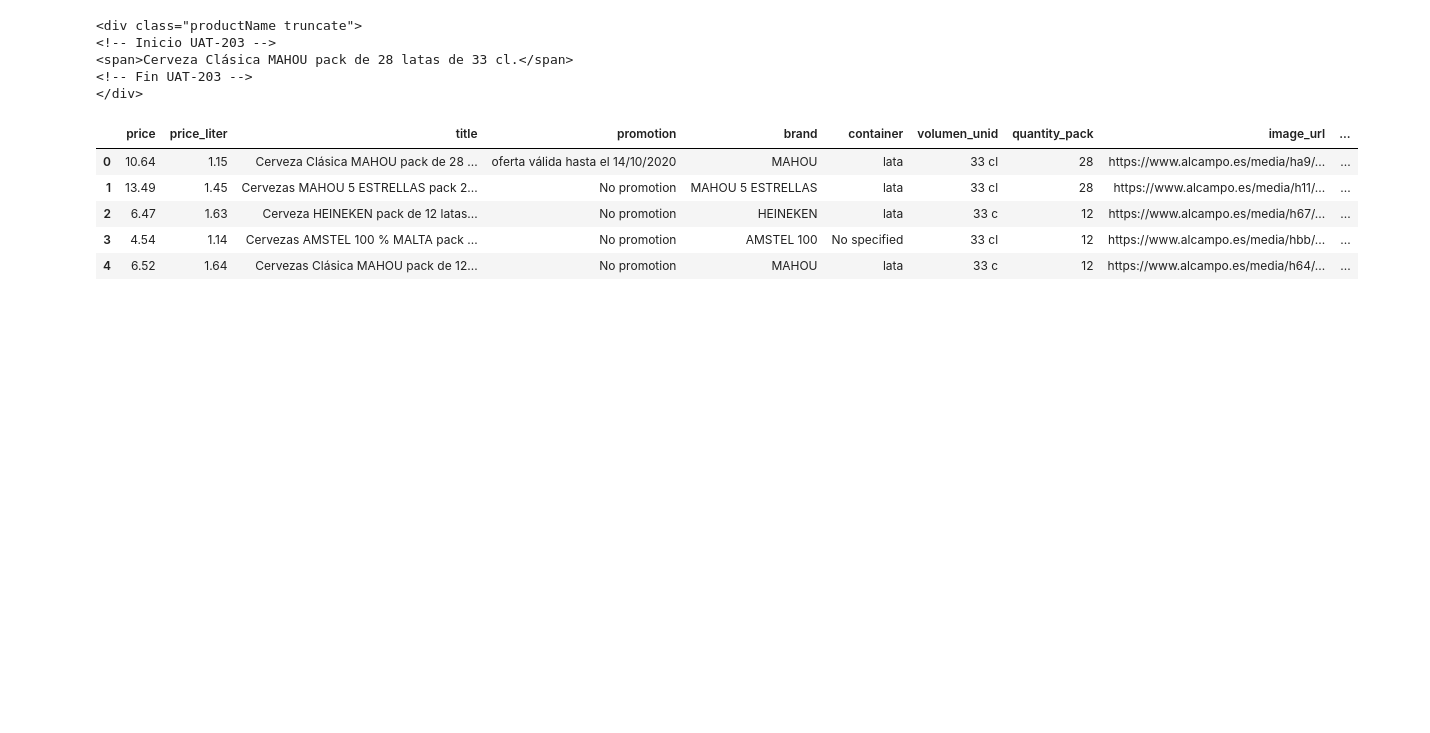
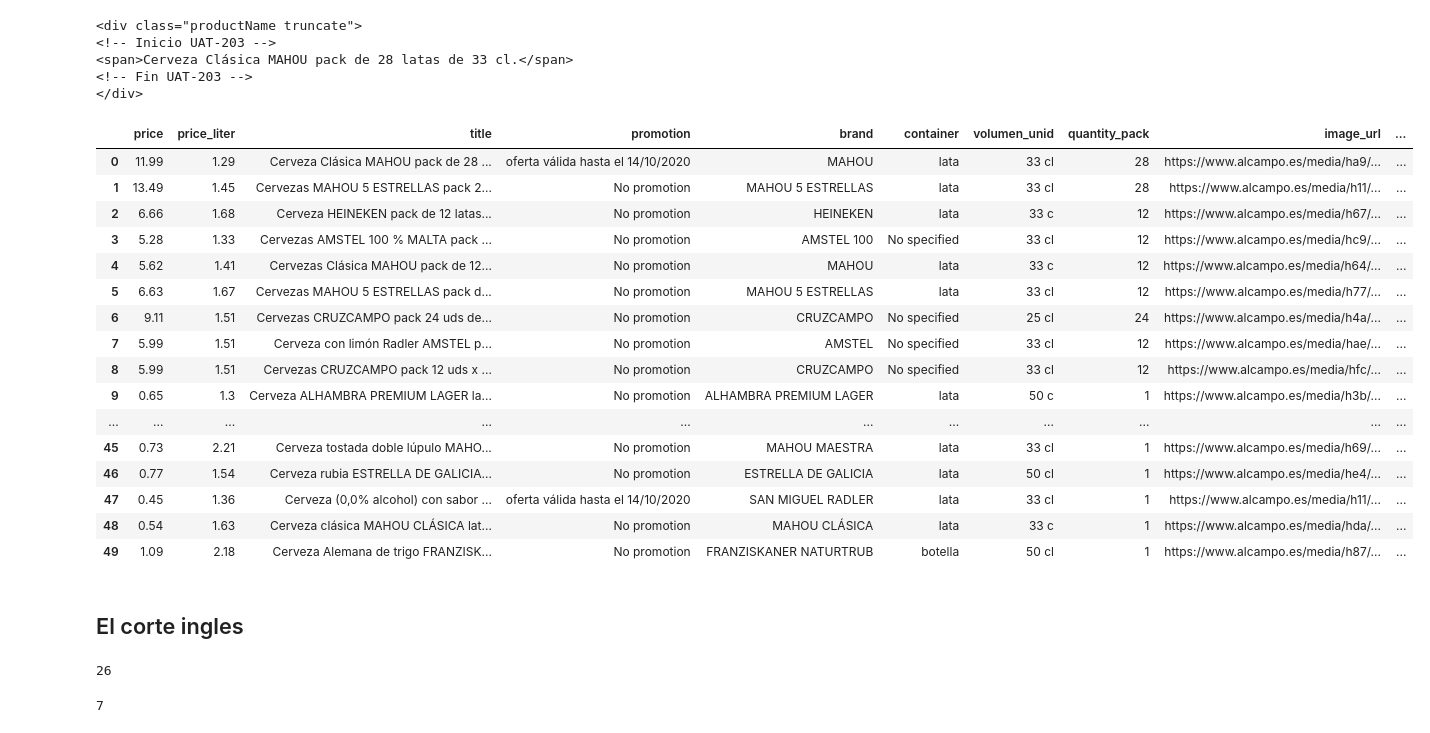
Before and after one commit to ivancompany92/Birras_Pipol_House, a Jupyter notebook: notebooks/pruebas.ipynb, the cells around one changed output. Saved outputs shown, nothing was run; the diff lists cells and outputs as text; code cells hidden in the pictures; blank space fills up the shorter version.

Commit message:
Dia and Corte ingles, done

```diff
--- a/notebooks/pruebas.ipynb
+++ b/notebooks/pruebas.ipynb
@@ -6,11 +6,11 @@ import requests
 from bs4 import BeautifulSoup
 import re
 from fake_useragent import UserAgent
+# %%
+ua = UserAgent()
+header = {"User-Agent": "Mozilla/5.0 (X11; CrOS x86_64 12871.102.0) AppleWebKit/537.36 (KHTML, like Gecko) Chrome/81.0.4044.141 Safari/537.36"}
 # %% [markdown]
 #### carrefour
-# %%
-ua = UserAgent()
-header = {'User-Agent': 'Mozilla/5.0 (Windows NT 6.3; WOW64) AppleWebKit/537.36 (KHTML, like Gecko) Chrome/41.0.2226.0 Safari/537.36'}
 # %%
 list_pages_carrefour = list(range(0,336,24))
 table_pages_carrefour=[]
@@ -242,11 +253,11 @@ def get_brand_alcampo(data_text):
 #volumen alcampo
 def get_volumen_unid_alcampo(data_text):
     volumen_raw = data_text.text
-    volumen = re.findall('[0-9]+ cl',volumen_raw)
+    volumen = re.findall('[0-9.,]+ cl',volumen_raw)
     if len(volumen)!=0:
         return volumen[0]
     else:
-        volumen_l = re.findall('[0-9]+[ mcl]+',volumen_raw)
+        volumen_l = re.findall('[0-9.,]+[ mclL]+',volumen_raw)
         if len(volumen_l)==2:
             return volumen_l[1]
         else:
@@ -284,11 +295,24 @@ for beer_number in range(len(data_raw_alcampo)):
     else:
         data_beer_alcampo.iloc[beer_number,3] = 'No promotion'
 # %%
-data_beer_alcampo.head()
+data_beer_alcampo.head(50)
 # %% [output]
 |  | price | price_liter | title | promotion | brand | container | volumen_unid | quantity_pack | image_url | ... |
-| 0 | 10.64 | 1.15 | Cerveza Clásica MAHOU pack de 28 ... | oferta válida hasta el 14/10/2020 | MAHOU | lata | 33 cl | 28 | https://www.alcampo.es/media/ha9/... | ... |
+| 0 | 11.99 | 1.29 | Cerveza Clásica MAHOU pack de 28 ... | oferta válida hasta el 14/10/2020 | MAHOU | lata | 33 cl | 28 | https://www.alcampo.es/media/ha9/... | ... |
 | 1 | 13.49 | 1.45 | Cervezas MAHOU 5 ESTRELLAS pack 2... | No promotion | MAHOU 5 ESTRELLAS | lata | 33 cl | 28 | https://www.alcampo.es/media/h11/... | ... |
-| 2 | 6.47 | 1.63 | Cerveza HEINEKEN pack de 12 latas... | No promotion | HEINEKEN | lata | 33 c | 12 | https://www.alcampo.es/media/h67/... | ... |
-| 3 | 4.54 | 1.14 | Cervezas AMSTEL 100 % MALTA pack ... | No promotion | AMSTEL 100 | No specified | 33 cl | 12 | https://www.alcampo.es/media/hbb/... | ... |
-| 4 | 6.52 | 1.64 | Cervezas Clásica MAHOU pack de 12... | No promotion | MAHOU | lata | 33 c | 12 | https://www.alcampo.es/media/h64/... | ... |
+| 2 | 6.66 | 1.68 | Cerveza HEINEKEN pack de 12 latas... | No promotion | HEINEKEN | lata | 33 c | 12 | https://www.alcampo.es/media/h67/... | ... |
+| 3 | 5.28 | 1.33 | Cervezas AMSTEL 100 % MALTA pack ... | No promotion | AMSTEL 100 | No specified | 33 cl | 12 | https://www.alcampo.es/media/hc9/... | ... |
+| 4 | 5.62 | 1.41 | Cervezas Clásica MAHOU pack de 12... | No promotion | MAHOU | lata | 33 c | 12 | https://www.alcampo.es/media/h64/... | ... |
+| 5 | 6.63 | 1.67 | Cervezas MAHOU 5 ESTRELLAS pack d... | No promotion | MAHOU 5 ESTRELLAS | lata | 33 cl | 12 | https://www.alcampo.es/media/h77/... | ... |
+| 6 | 9.11 | 1.51 | Cervezas CRUZCAMPO pack 24 uds de... | No promotion | CRUZCAMPO | No specified | 25 cl | 24 | https://www.alcampo.es/media/h4a/... | ... |
+| 7 | 5.99 | 1.51 | Cerveza con limón Radler AMSTEL p... | No promotion | AMSTEL | No specified | 33 cl | 12 | https://www.alcampo.es/media/hae/... | ... |
+| 8 | 5.99 | 1.51 | Cervezas CRUZCAMPO pack 12 uds x ... | No promotion | CRUZCAMPO | No specified | 33 cl | 12 | https://www.alcampo.es/media/hfc/... | ... |
+| 9 | 0.65 | 1.3 | Cerveza ALHAMBRA PREMIUM LAGER la... | No promotion | ALHAMBRA PREMIUM LAGER | lata | 50 c | 1 | https://www.alcampo.es/media/h3b/... | ... |
+| ... | ... | ... | ... | ... | ... | ... | ... | ... | ... | ... |
+| 45 | 0.73 | 2.21 | Cerveza tostada doble lúpulo MAHO... | No promotion | MAHOU MAESTRA | lata | 33 cl | 1 | https://www.alcampo.es/media/h69/... | ... |
+| 46 | 0.77 | 1.54 | Cerveza rubia ESTRELLA DE GALICIA... | No promotion | ESTRELLA DE GALICIA | lata | 50 cl | 1 | https://www.alcampo.es/media/he4/... | ... |
+| 47 | 0.45 | 1.36 | Cerveza (0,0% alcohol) con sabor ... | oferta válida hasta el 14/10/2020 | SAN MIGUEL RADLER | lata | 33 cl | 1 | https://www.alcampo.es/media/h11/... | ... |
+| 48 | 0.54 | 1.63 | Cerveza clásica MAHOU CLÁSICA lat... | No promotion | MAHOU CLÁSICA | lata | 33 c | 1 | https://www.alcampo.es/media/hda/... | ... |
+| 49 | 1.09 | 2.18 | Cerveza Alemana de trigo FRANZISK... | No promotion | FRANZISKANER NATURTRUB | botella | 50 cl | 1 | https://www.alcampo.es/media/h87/... | ... |
+# %% [markdown]
+## El corte ingles
@@ -294,0 +328,8 @@ data_beer_alcampo.head()
+# %%
+len(table_pages_corteingles)
+# %% [output]
+26
+# %%
+len(table_pages_corteingles[25])
+# %% [output]
+7
```
Also changed, not shown: parts of 40 cells of this notebook.
